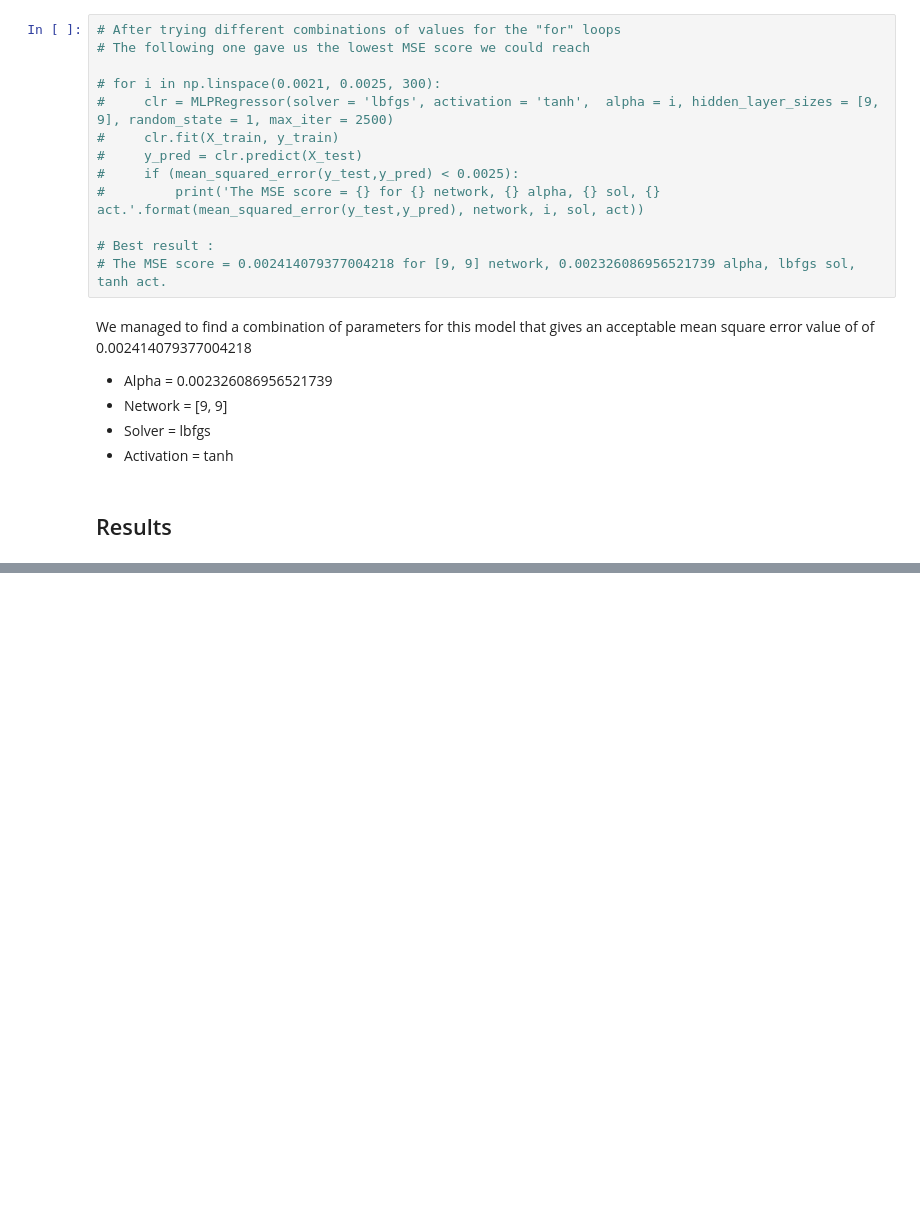
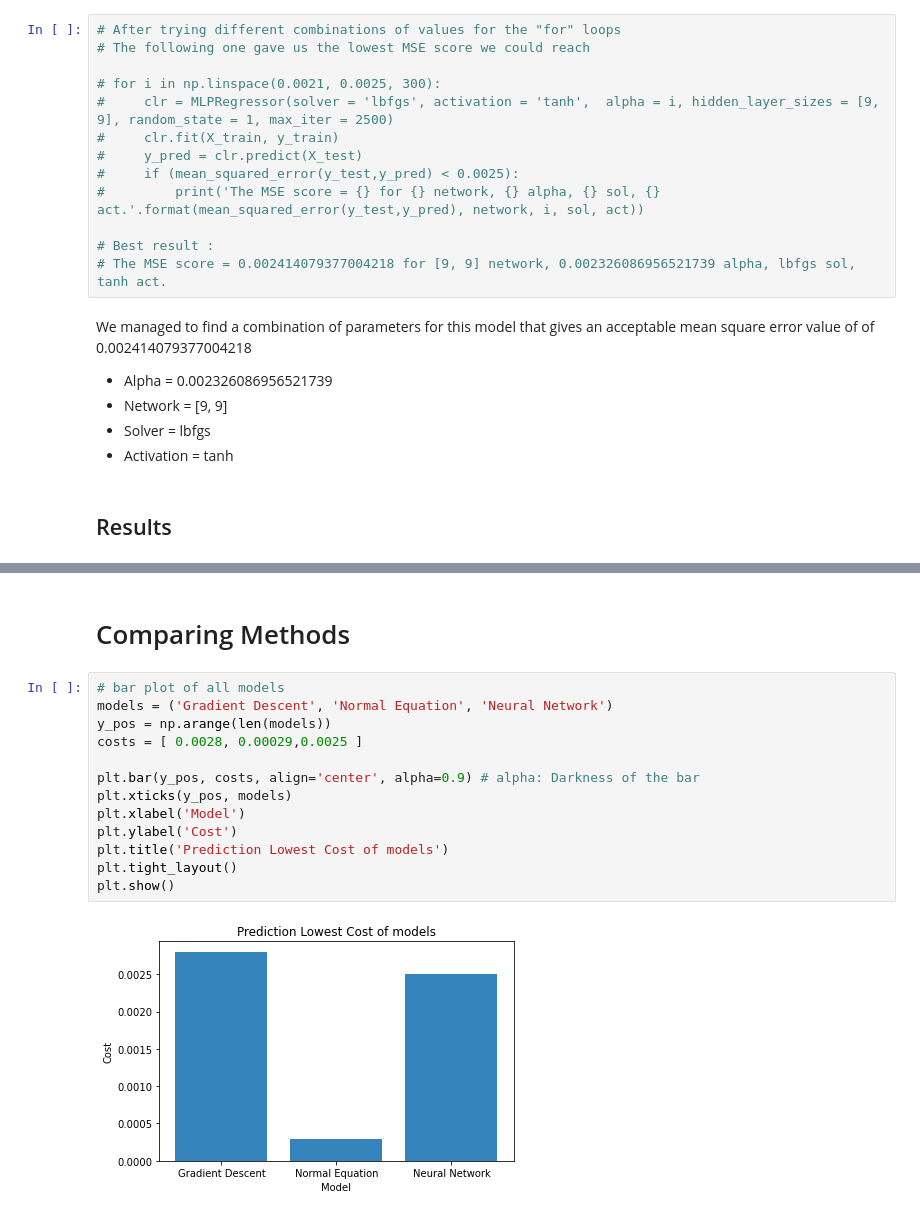
Before and after one commit to DunkMasterMehdi/Projet_ML, a Jupyter notebook: Regression/Regression.ipynb, the cells around one changed output, grey strips where cells are left out. Drawn from its saved outputs; the diff is of its cells as text; blank space fills up the shorter version.

```diff
--- a/Regression/Regression.ipynb
+++ b/Regression/Regression.ipynb
@@ -1283,0 +917,17 @@ Text(0.5, 1.0, 'Predicted target - Test target\n (MSE = 0.002414)')
+# %% [markdown]
+# Comparing Methods
+# %%
+# bar plot of all models
+models = ('Gradient Descent', 'Normal Equation', 'Neural Network')
+y_pos = np.arange(len(models))
+costs = [ 0.0028, 0.00029,0.0025 ]
+
+plt.bar(y_pos, costs, align='center', alpha=0.9) # alpha: Darkness of the bar
+plt.xticks(y_pos, models)
+plt.xlabel('Model')
+plt.ylabel('Cost')
+plt.title('Prediction Lowest Cost of models')
+plt.tight_layout()
+plt.show()
+# %% [output]
+[figure, added]
```
Also changed, not shown: parts of 78 cells of this notebook, 2 other files.
